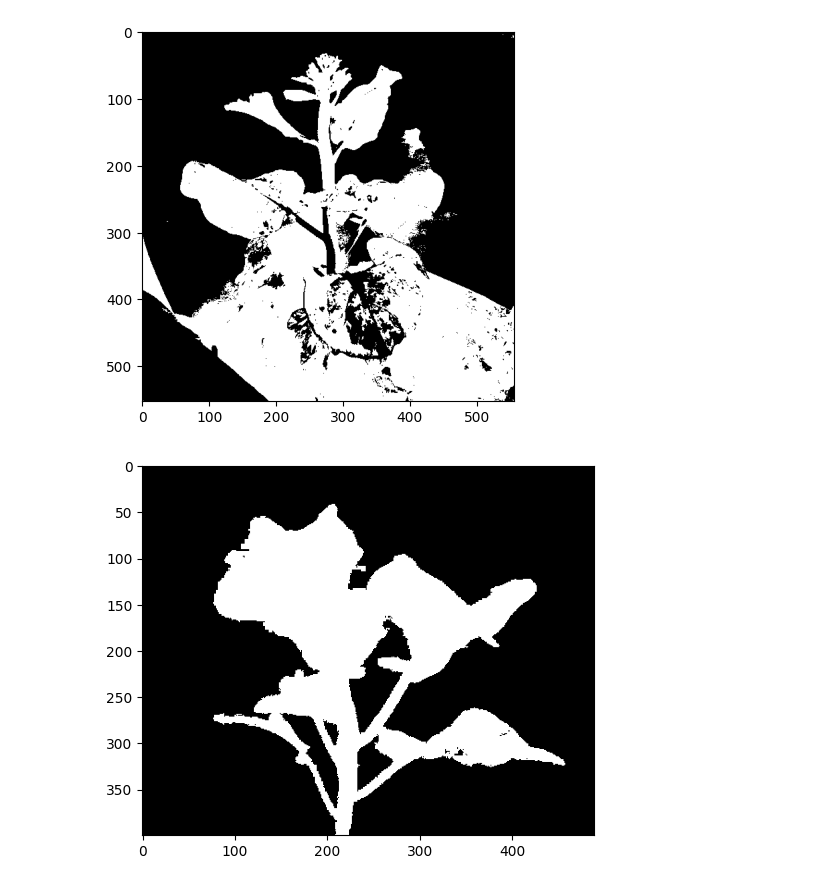
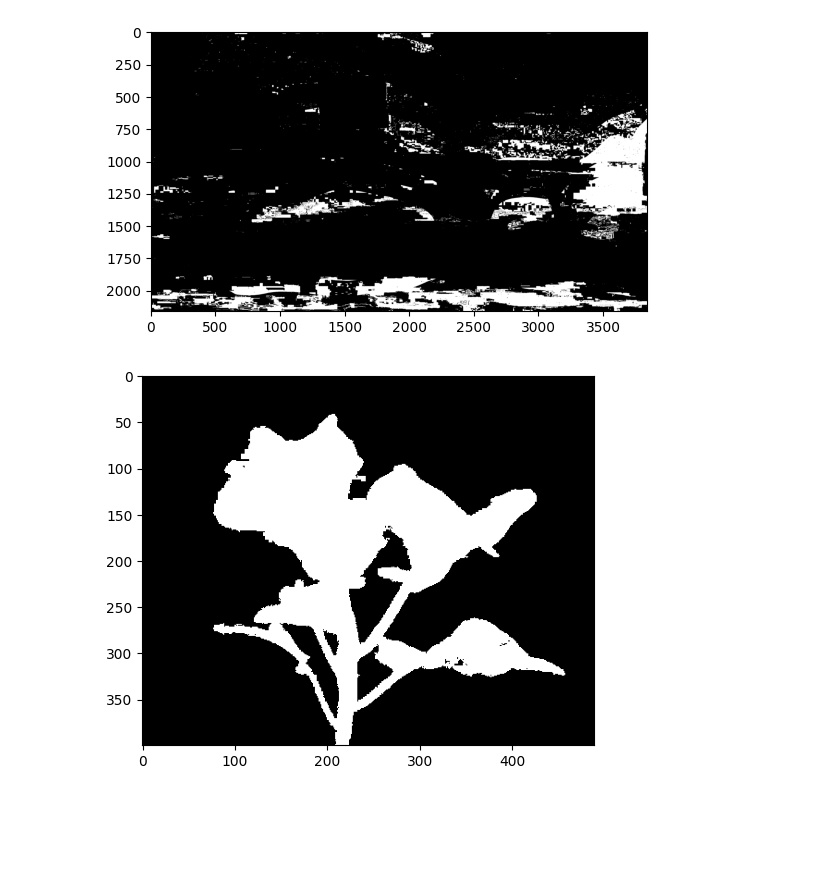
Before and after one commit to Pimmmvxg/Plant_analysis, a Jupyter notebook: notebooks/segmenting/side_view copy 2.ipynb, the cells around one changed output. Drawn from its saved outputs; the diff is of its cells as text; code cells hidden in the pictures; blank space fills up the shorter version.

```diff
--- a/notebooks/segmenting/side_view copy 2.ipynb
+++ b/notebooks/segmenting/side_view copy 2.ipynb
@@ -8,7 +8,7 @@ from sklearn.cluster import KMeans
 from plantcv.learn import train_kmeans
 # %%
 # Set input variables
-args = WorkflowInputs(images=[r"C:\Cantonese\real\crop_side.png"],
+args = WorkflowInputs(images=[r"C:\Bean_Sprouts\Data\mesure\LINE_ALBUM_29725 _2_250729_20.jpg"],
                       names="image",
                       result="plantcv_results.csv",
                       debug="plot")
@@ -49,8 +53,8 @@ thresh = pcv.threshold.binary(gray_img=v, threshold=200, object_type='light')
 # %%
-threshold_mean = pcv.threshold.mean(gray_img=a, ksize=501, offset=3,
+threshold_mean = pcv.threshold.mean(gray_img=a, ksize=1001, offset=3,
                                     object_type='dark')
 # %% [output]
-[figure, old version]
+[figure, new version]
 # %%
 a_fill = pcv.fill(bin_img=threshold_mean, size=200)
 # %% [output]
```
Also changed, not shown: parts of 8 cells of this notebook, 29 other files.
